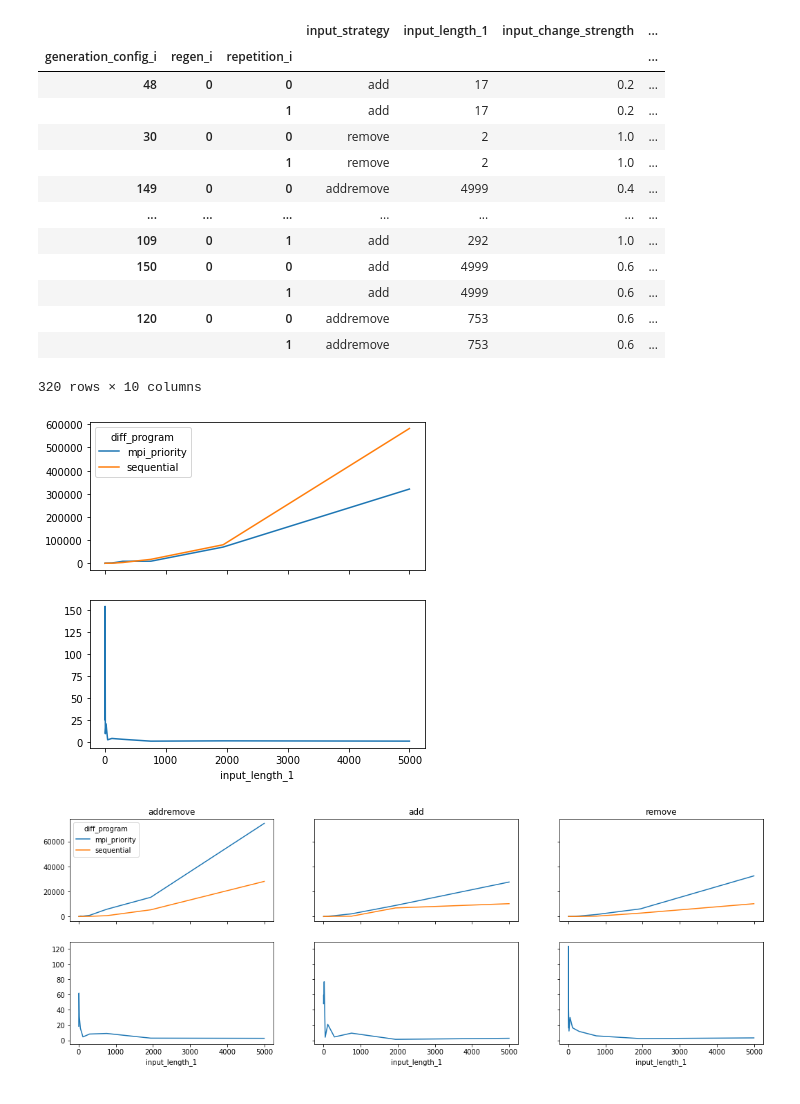
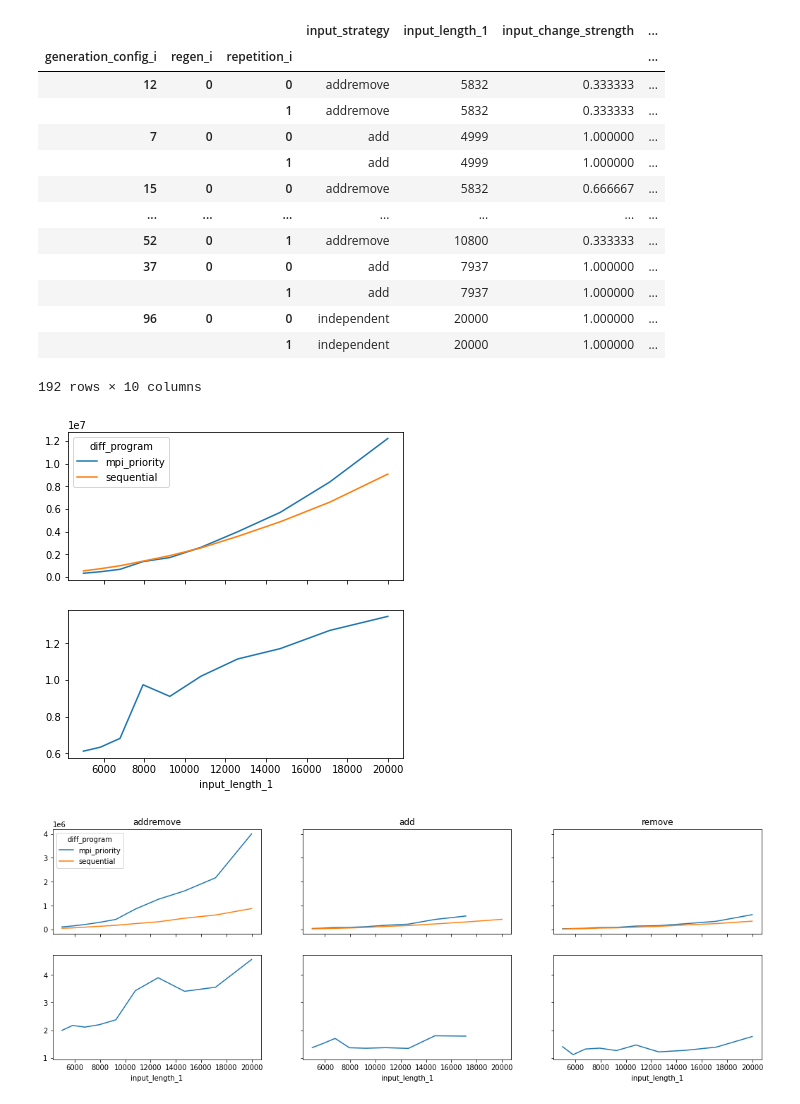
Before and after one commit to tehwalris/mpi-myers-diff, a Jupyter notebook: notebooks/benchmark_analysis_priority.ipynb, the cells around one changed output. Drawn from its saved outputs; the diff is of its cells as text; code cells hidden in the pictures.

Commit message:
Benchmark with larger inputs

```diff
--- a/notebooks/benchmark_analysis_priority.ipynb
+++ b/notebooks/benchmark_analysis_priority.ipynb
@@ -4,7 +4,7 @@ import pandas as pd
 from matplotlib import pyplot as plt
 import seaborn as sns
 # %%
-raw_benchmark_results = pd.read_csv('../benchmarks/2020-12-07-priority-first.csv')
+raw_benchmark_results = pd.read_csv('../benchmarks/2020-12-07-priority-large.csv')
 
 raw_benchmark_results.sample(5)
 # %% [output]
@@ -40,18 +40,18 @@ indexed_benchmark_results.xs('mpi_priority', level='diff_program')
 # %% [output]
 |  |  |  | input_strategy | input_length_1 | input_change_strength | ... |
 | generation_config_i | regen_i | repetition_i |  |  |  | ... |
-| 48 | 0 | 0 | add | 17 | 0.2 | ... |
-|  |  | 1 | add | 17 | 0.2 | ... |
-| 30 | 0 | 0 | remove | 2 | 1.0 | ... |
-|  |  | 1 | remove | 2 | 1.0 | ... |
-| 149 | 0 | 0 | addremove | 4999 | 0.4 | ... |
+| 12 | 0 | 0 | addremove | 5832 | 0.333333 | ... |
+|  |  | 1 | addremove | 5832 | 0.333333 | ... |
+| 7 | 0 | 0 | add | 4999 | 1.000000 | ... |
+|  |  | 1 | add | 4999 | 1.000000 | ... |
+| 15 | 0 | 0 | addremove | 5832 | 0.666667 | ... |
 | ... | ... | ... | ... | ... | ... | ... |
-| 109 | 0 | 1 | add | 292 | 1.0 | ... |
-| 150 | 0 | 0 | add | 4999 | 0.6 | ... |
-|  |  | 1 | add | 4999 | 0.6 | ... |
-| 120 | 0 | 0 | addremove | 753 | 0.6 | ... |
-|  |  | 1 | addremove | 753 | 0.6 | ... |
+| 52 | 0 | 1 | addremove | 10800 | 0.333333 | ... |
+| 37 | 0 | 0 | add | 7937 | 1.000000 | ... |
+|  |  | 1 | add | 7937 | 1.000000 | ... |
+| 96 | 0 | 0 | independent | 20000 | 1.000000 | ... |
+|  |  | 1 | independent | 20000 | 1.000000 | ... |
-320 rows × 10 columns
+192 rows × 10 columns
 # %%
 fig, ax = plt.subplots(2, 1, figsize=(6, 6), sharex=True)
 
@@ -66,22 +66,22 @@ temp = temp.sort_index()
 temp.plot(ax=ax[0]);
 (temp.mpi_priority / temp.sequential).plot(ax=ax[1]);
 # %% [output]
-[figure, old version]
+[figure, new version]
 # %%
 fig, ax = plt.subplots(2, 3, figsize=(18, 6), sharex=True, sharey='row')
 for input_strategy_i, input_strategy in enumerate(['addremove', 'add', 'remove']):
     temp = indexed_benchmark_results.groupby(['generation_config_i', 'diff_program']).min()
-    temp = temp[(temp['input_strategy'] == input_strategy) & (temp['input_change_strength'] == 0.2) & (temp['input_chunkiness'] == 0)]
+    temp = temp[(temp['input_strategy'] == input_strategy) & (temp['input_change_strength'] == 1/3) & (temp['input_chunkiness'] == 0)]
     temp = temp[temp.index.get_level_values('diff_program').isin(['mpi_priority', 'sequential'])]
     temp = temp.set_index('input_length_1', append=True)
     temp = temp.unstack('diff_program')['micros_until_len']
     temp = temp.droplevel('generation_config_i')
     temp = temp.sort_index()
 
     temp.plot(ax=ax[0][input_strategy_i], legend=(input_strategy_i == 0), title=input_strategy);
     (temp.mpi_priority / temp.sequential).plot(ax=ax[1][input_strategy_i]);
 # %% [output]
-[figure, old version]
+[figure, new version]
 # %%
 fig, ax = plt.subplots(2, 1, figsize=(6, 6), sharex=True)
 
```
Also changed, not shown: parts of 4 cells of this notebook, 1 other file.
